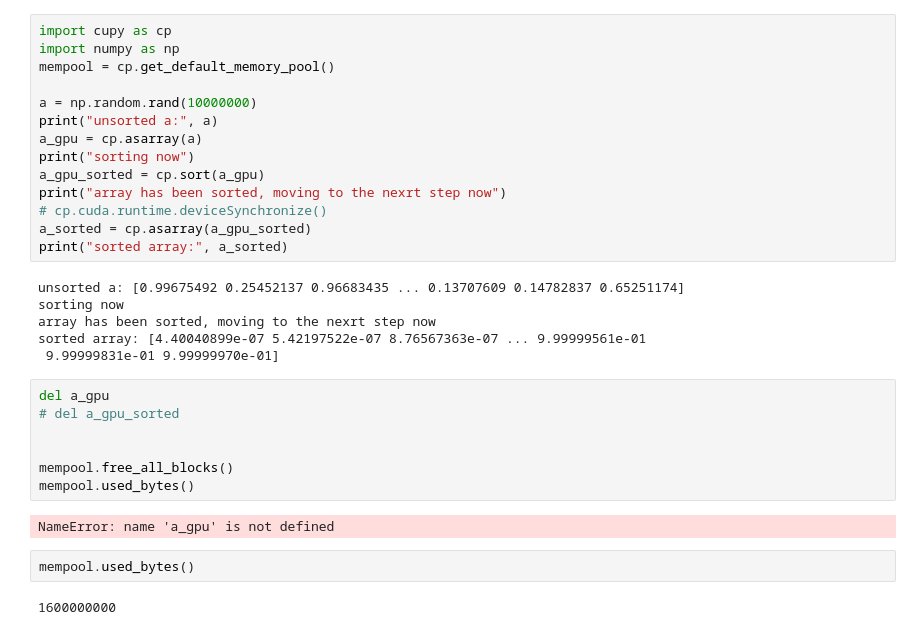
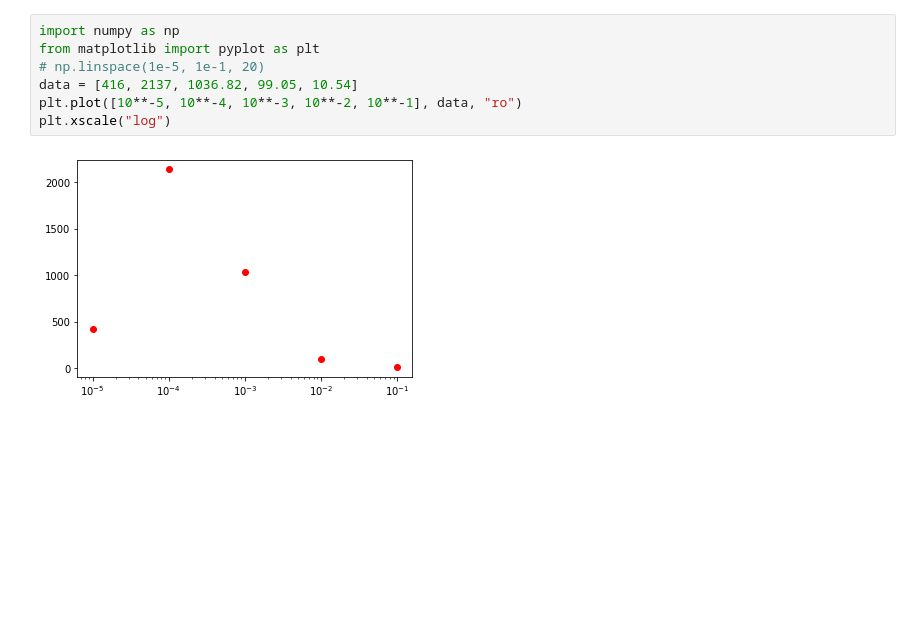
Before and after one commit to anshsingal/SeQUeNCe-research, a Jupyter notebook: raman_test2.ipynb, the cells around one changed output. Cells and saved outputs as stored; diff of their text form; blank space fills up the shorter version.

```diff
--- a/raman_test2.ipynb
+++ b/raman_test2.ipynb
@@ -765,33 +143,9 @@ except Exception:
-# %%
-import cupy as cp
-import numpy as np
-mempool = cp.get_default_memory_pool()
-
-a = np.random.rand(10000000)
-print("unsorted a:", a)
-a_gpu = cp.asarray(a)
-print("sorting now")
-a_gpu_sorted = cp.sort(a_gpu)
-print("array has been sorted, moving to the nexrt step now")
-# cp.cuda.runtime.deviceSynchronize()
-a_sorted = cp.asarray(a_gpu_sorted)
-print("sorted array:", a_sorted)
-# %% [output]
-unsorted a: [0.99675492 0.25452137 0.96683435 ... 0.13707609 0.14782837 0.65251174]
-sorting now
-array has been sorted, moving to the nexrt step now
-sorted array: [4.40040899e-07 5.42197522e-07 8.76567363e-07 ... 9.99999561e-01
- 9.99999831e-01 9.99999970e-01]
-# %%
-del a_gpu
-# del a_gpu_sorted
-
-
-mempool.free_all_blocks()
-mempool.used_bytes()
-# %% [output]
-NameError: name 'a_gpu' is not defined
-# %%
-mempool.used_bytes()
-# %% [output]
-1600000000
+# %%
+import numpy as np
+from matplotlib import pyplot as plt
+# np.linspace(1e-5, 1e-1, 20)
+data = [416, 2137, 1036.82, 99.05, 10.54]
+plt.plot([10**-5, 10**-4, 10**-3, 10**-2, 10**-1], data, "ro")
+plt.xscale("log")
+# %% [output]
+[figure, added]
```
Also changed, not shown: parts of 28 cells of this notebook, 6 other files.
